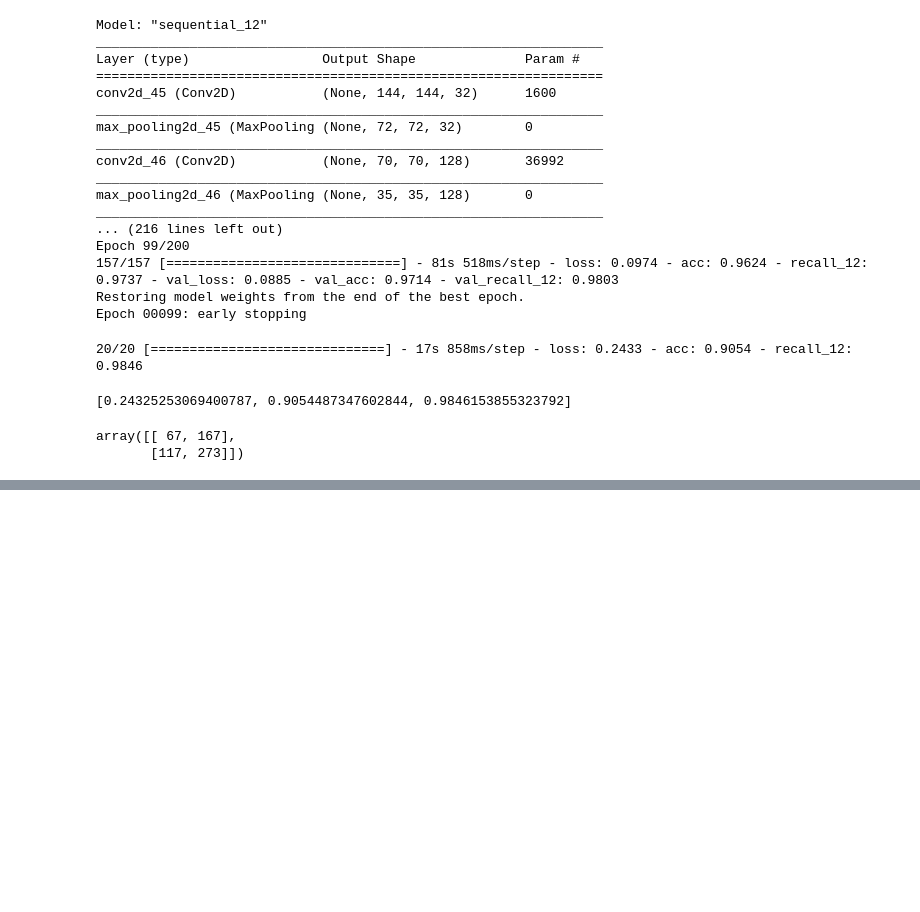
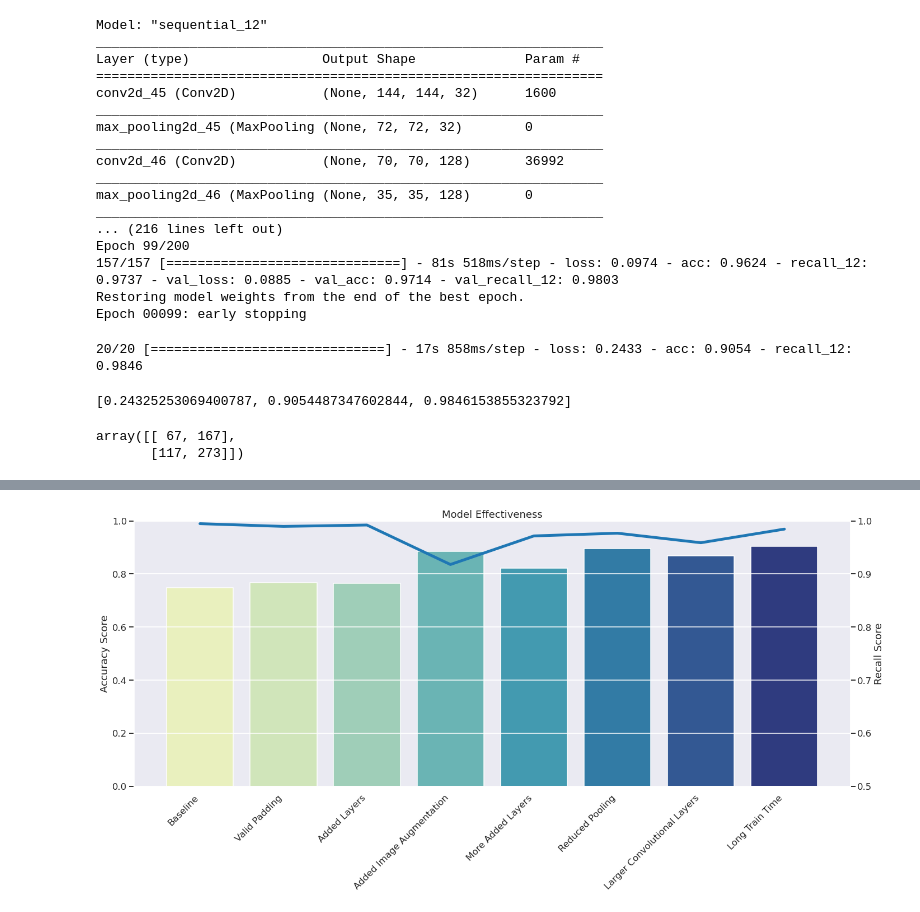
Before and after one commit to UpGoerFive/Diagnosing-Pneumonia_CNN, a Jupyter notebook: Wed-models.ipynb, the cells around one changed output, grey strips where cells are left out. Saved outputs shown, nothing was run; the diff lists cells and outputs as text; code cells hidden in the pictures; blank space fills up the shorter version.

```diff
--- a/Wed-models.ipynb
+++ b/Wed-models.ipynb
@@ -480,0 +487,24 @@ Found 624 images belonging to 2 classes.
+# %%
+from modelplotting import plot_models
+
+model_list = ['models/First_Model.h5',
+            'models/Valid_Padding.h5',
+            'models/More_Convolution_Layers.h5',
+            'models/Image_Augmentation.h5',
+            'models/More_Layered_Augmentation.h5',
+            'models/Third_Augmentation_recall_high.h5',
+            'models/More_params.h5',
+            'models/long_run.h5']
+
+model_names = {'models/First_Model.h5': "Baseline",
+            'models/Valid_Padding.h5': "Valid Padding",
+            'models/More_Convolution_Layers.h5': "Added Layers",
+            'models/Image_Augmentation.h5': "Added Image Augmentation",
+            'models/More_Layered_Augmentation.h5': "More Added Layers",
+            'models/Third_Augmentation_recall_high.h5': "Reduced Pooling",
+            'models/More_params.h5': 'Larger Convolutional Layers',
+            'models/long_run.h5': 'Long Train Time'}
+
+
+plot_models(model_list, test_location='chest_xray/test', save_file='Wednesday_Night_Models.png', palette='YlGnBu', labels=model_names)
+# %% [output]
@@ -480,0 +520 @@ Found 624 images belonging to 2 classes.
+[figure, added]
```
Also changed, not shown: parts of 8 cells of this notebook, 2 other files.
